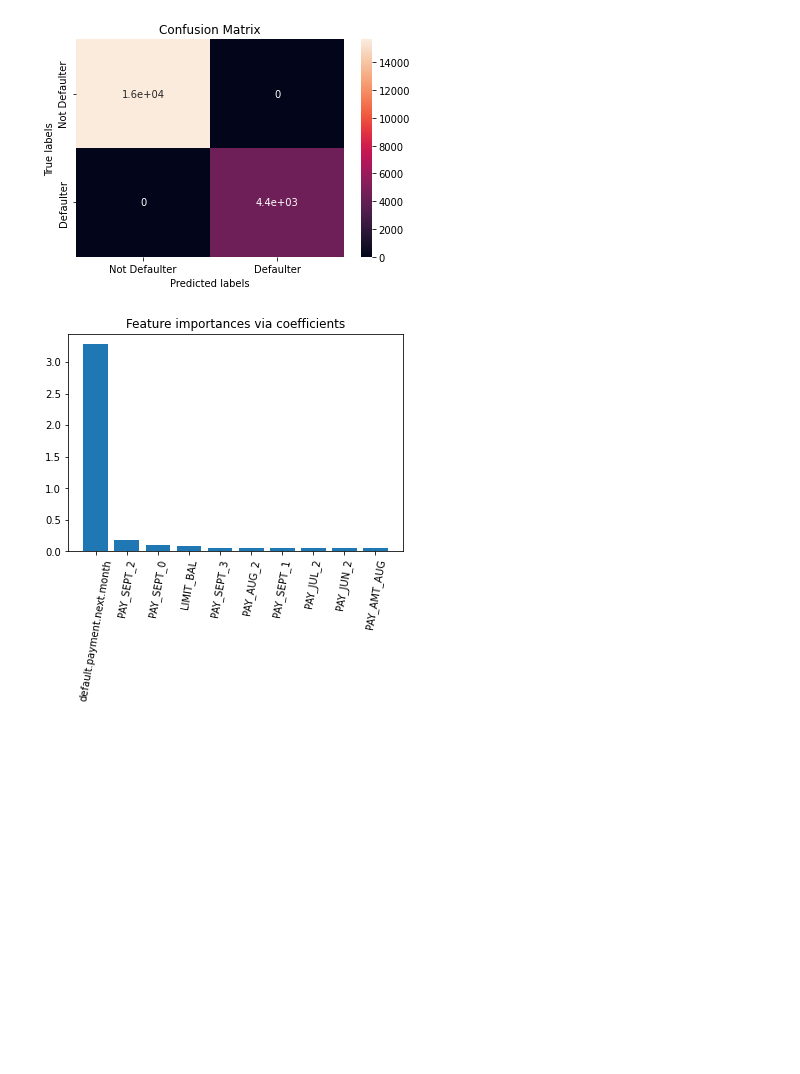
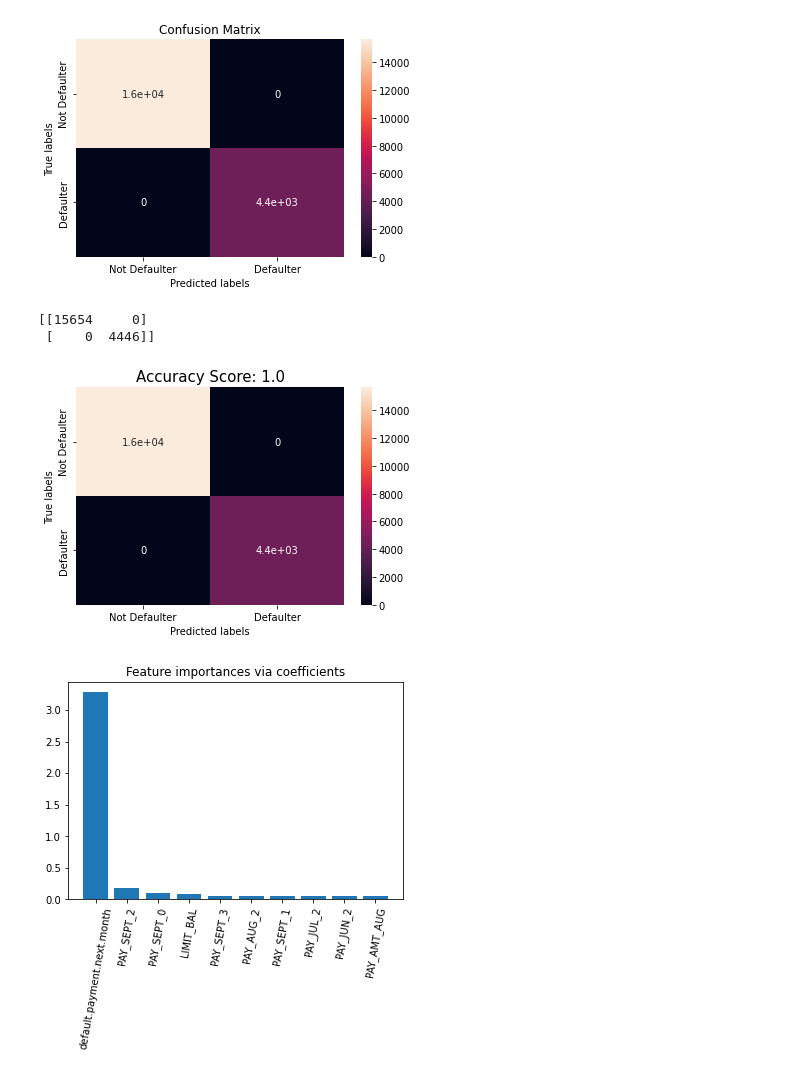
Before and after one commit to baharzurnaci/UCI-Default-of-Credit-Card-Clients-Project, a Jupyter notebook: UCI_Default_of_Credit_Card_Clients_Project.ipynb, the cells around one changed output. Saved outputs shown, nothing was run; the diff lists cells and outputs as text; code cells hidden in the pictures; blank space fills up the shorter version.

```diff
--- a/UCI_Default_of_Credit_Card_Clients_Project.ipynb
+++ b/UCI_Default_of_Credit_Card_Clients_Project.ipynb
@@ -516,6 +516,27 @@ ax.yaxis.set_ticklabels(labels)
  [    0  4446]]
 [Text(0, 0.5, 'Not Defaulter'), Text(0, 1.5, 'Defaulter')]
 [figure]
+# %%
+labels = ['Not Defaulter', 'Defaulter']
+score = round(accuracy_score(y_train, train_class_preds), 3)
+cm = confusion_matrix(y_train, train_class_preds)
+print(cm)
+
+ax= plt.subplot()
+sns.heatmap(cm, annot=True, ax = ax) #annot=True to annotate cells
+
+# labels, title and ticks
+ax.set_xlabel('Predicted labels')
+ax.set_ylabel('True labels')
+ax.set_title('Confusion Matrix')
+plt.title('Accuracy Score: {0}'.format(score), size = 15)
+ax.xaxis.set_ticklabels(labels)
+ax.yaxis.set_ticklabels(labels)
+plt.show()
+# %% [output]
+[[15654     0]
+ [    0  4446]]
+[figure, added]
 # %%
 feature_importance = pd.DataFrame({'Features':columns, 'Importance':np.abs(optimized_clf.coef_).ravel() })
 # %%
```
